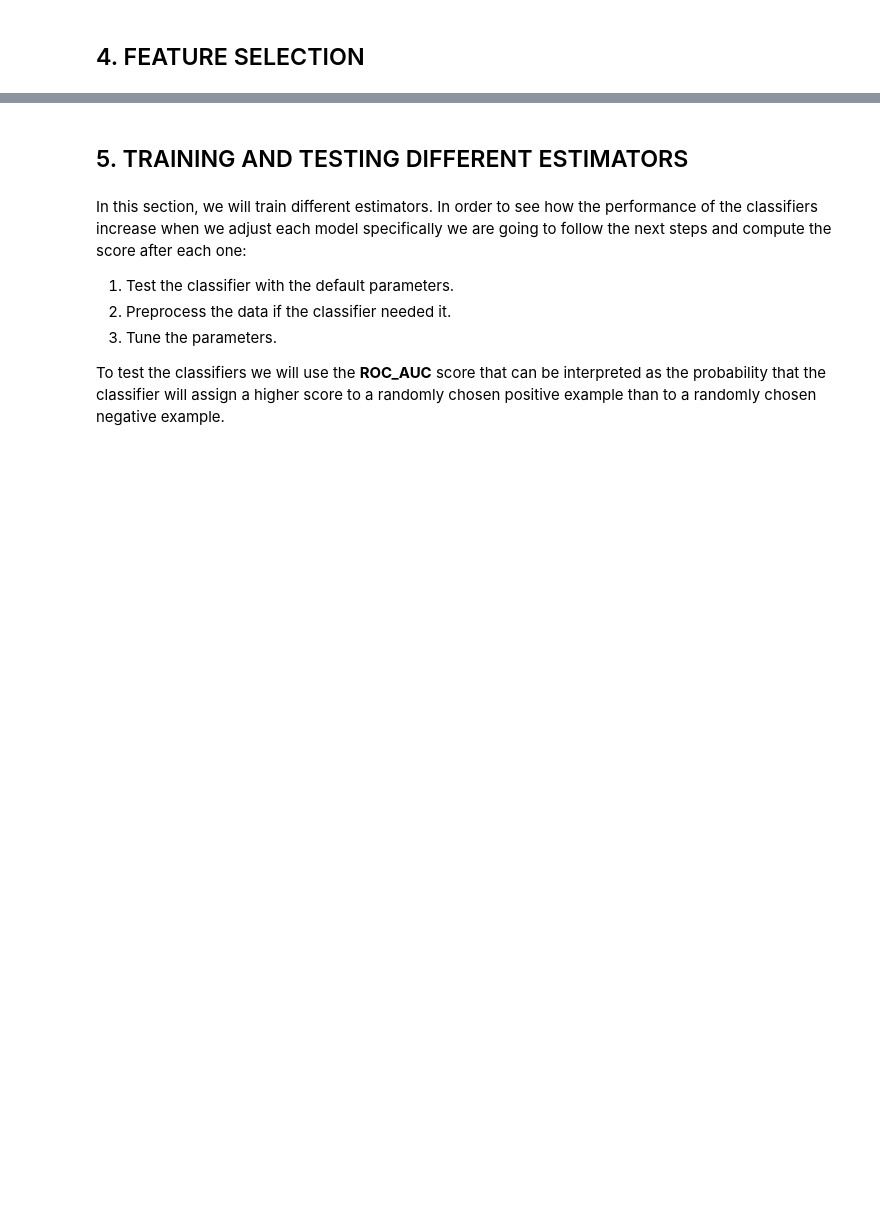
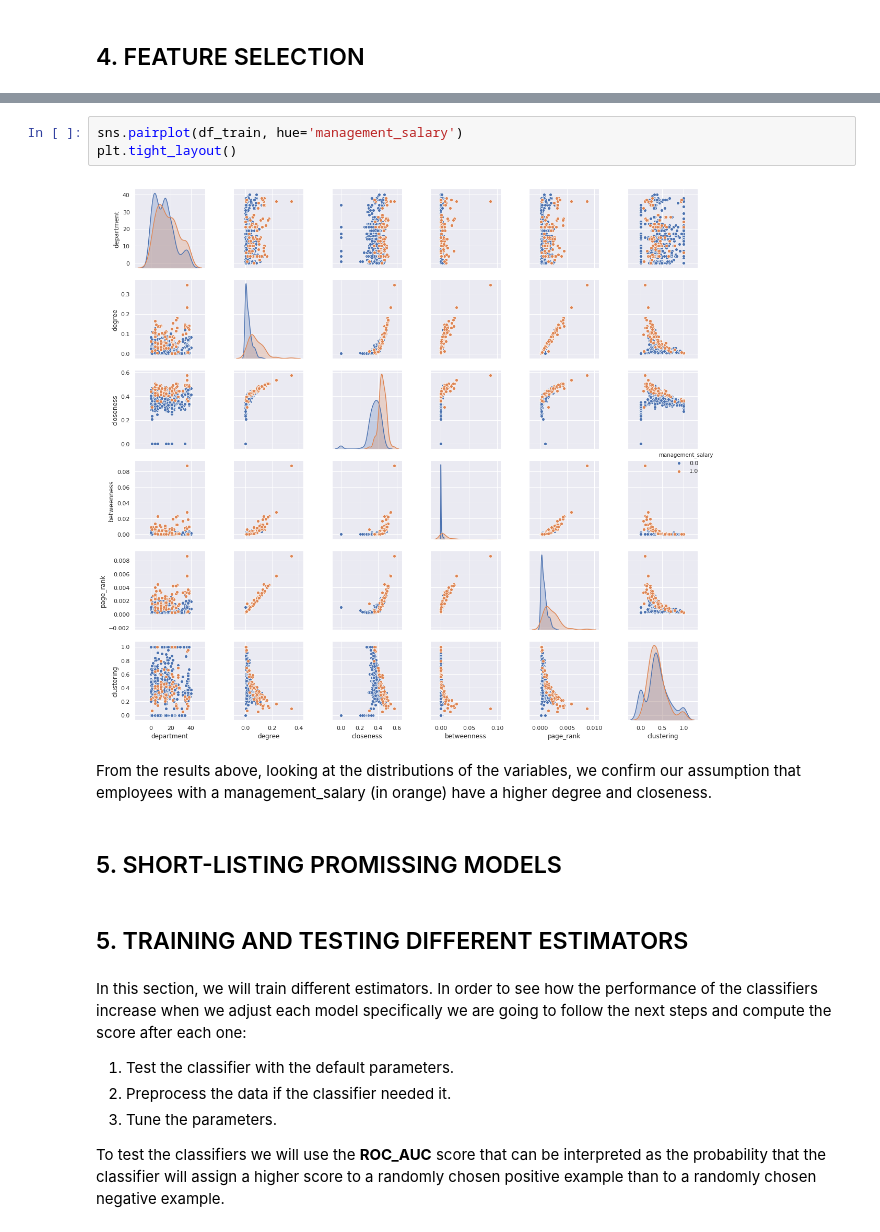
Before and after one commit to Albert-AGM/email_network, a Jupyter notebook: email_network.ipynb, the cells around one changed output, grey strips where cells are left out. Cells and saved outputs as stored; diff of their text form; blank space fills up the shorter version.

```diff
--- a/email_network.ipynb
+++ b/email_network.ipynb
@@ -287,3 +283,12 @@ X_predict = X_predict.drop(columns = ['department','clustering'])
+# %%
+sns.pairplot(df_train, hue='management_salary')
+plt.tight_layout()
+# %% [output]
+[figure, added]
+# %% [markdown]
+From the results above, looking at the distributions of the variables, we confirm our assumption that employees with a management_salary (in orange) have a higher degree and closeness.
+# %% [markdown]
+## 5. SHORT-LISTING PROMISSING MODELS
 # %% [markdown]
 ## 5. TRAINING AND TESTING DIFFERENT ESTIMATORS
 # %% [markdown]
```
Also changed, not shown: parts of 23 cells of this notebook.
